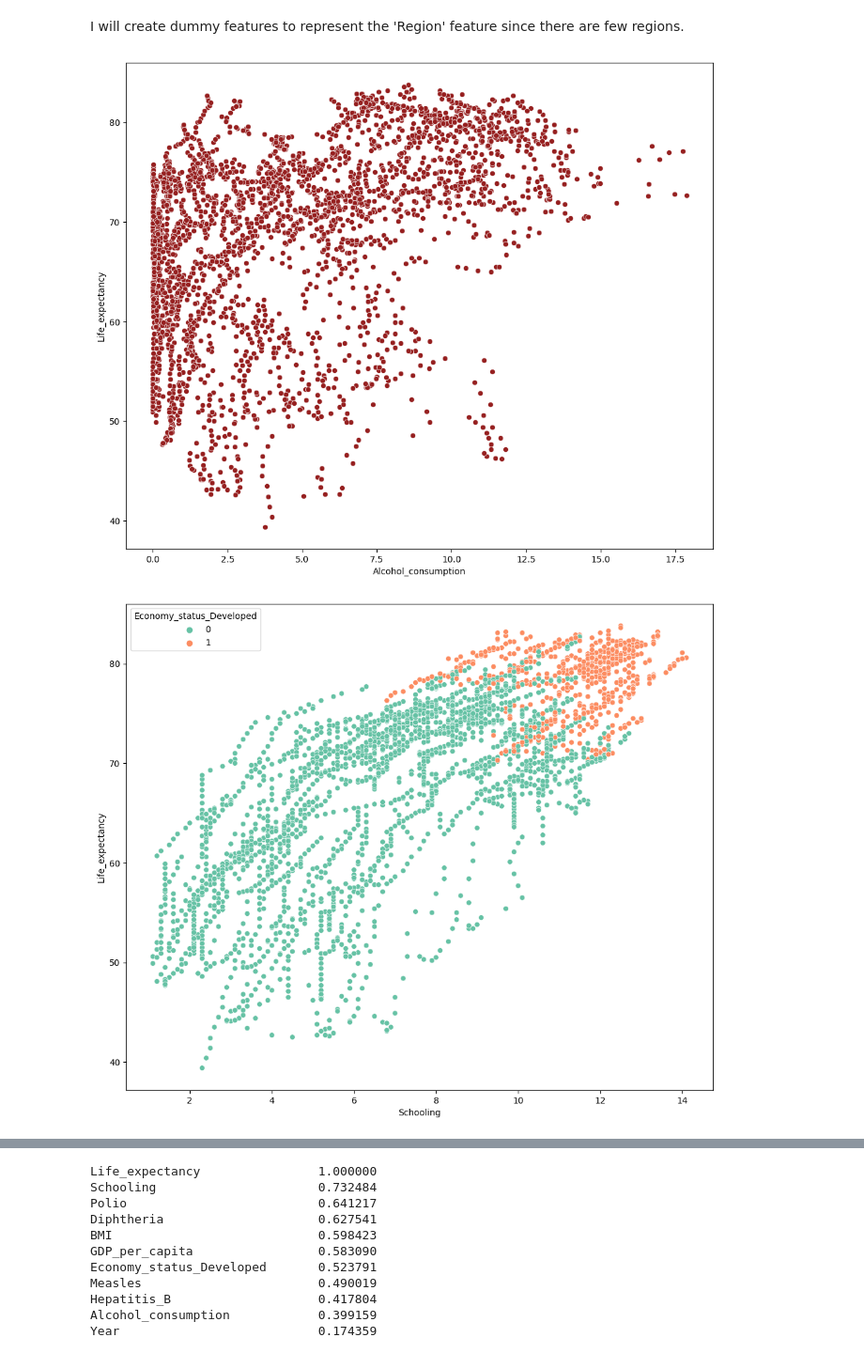
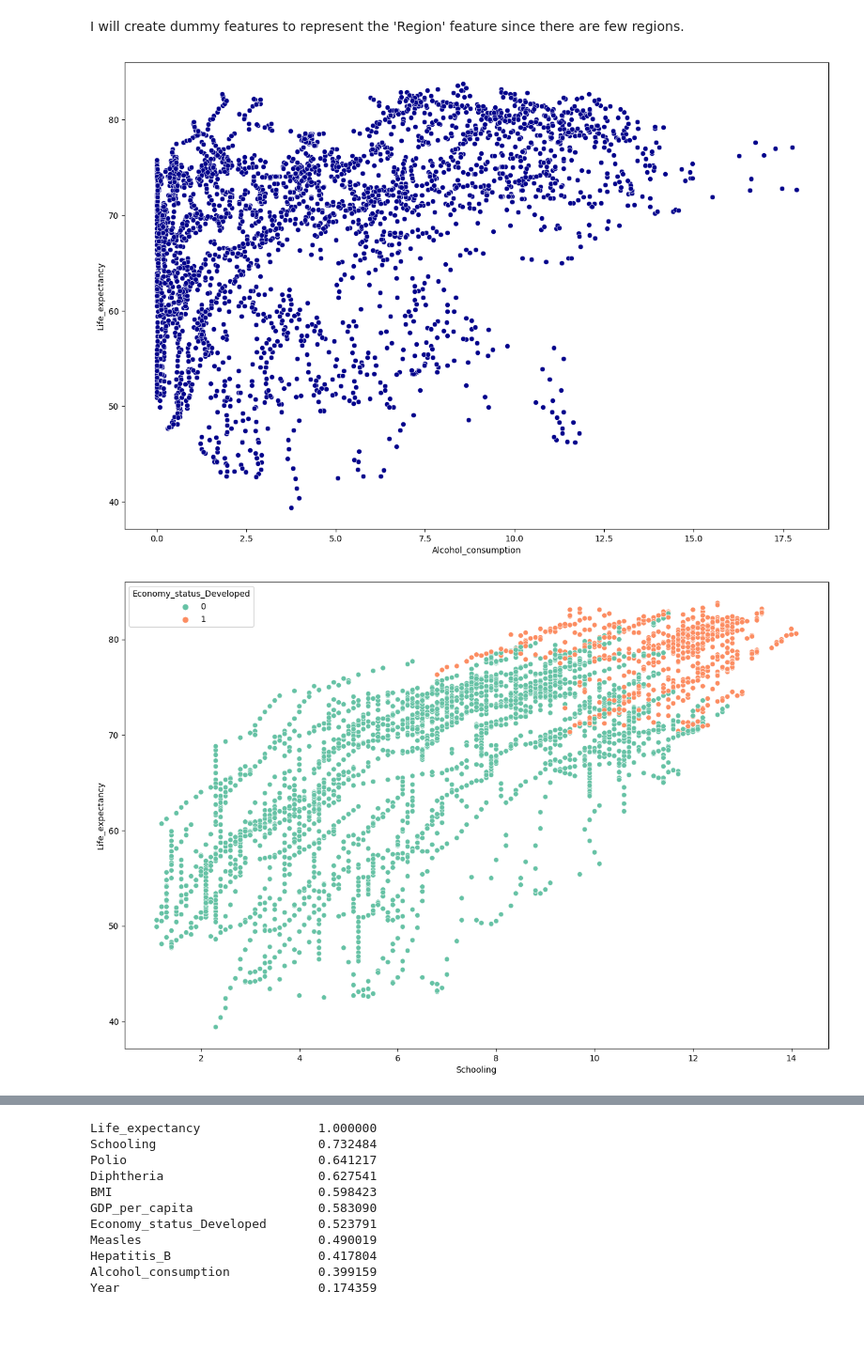
Before and after one commit to johnpospisil/who-life-expectancy-predictor, a Jupyter notebook: who-life-expectancy-prediction.ipynb, the cells around one changed output, grey strips where cells are left out. Shown at 94% size. Drawn from its saved outputs; the diff is of its cells as text; code cells hidden in the pictures; blank space fills up the shorter version.

```diff
--- a/who-life-expectancy-prediction.ipynb
+++ b/who-life-expectancy-prediction.ipynb
@@ -181,13 +180,13 @@ sns.scatterplot(x=df['Alcohol_consumption'], y=df['GDP_per_capita'], hue=df['Lif
 # %% [markdown]
 I will create dummy features to represent the 'Region' feature since there are few regions.
 # %%
-plt.figure(figsize=(12, 10), dpi=100)
-sns.scatterplot(x=df['Alcohol_consumption'], y=df['Life_expectancy'], color='#962020');
+plt.figure(figsize=(15, 10), dpi=100)
+sns.scatterplot(x=df['Alcohol_consumption'], y=df['Life_expectancy'], color='darkblue');
 # %% [output]
-[figure, old version]
+[figure, new version]
 # %%
-plt.figure(figsize=(12, 10), dpi=100)
+plt.figure(figsize=(15, 10), dpi=100)
 sns.scatterplot(x=df['Schooling'], y=df['Life_expectancy'], hue=df['Economy_status_Developed'], palette='Set2');
 # %% [output]
-[figure, old version]
+[figure, new version]
 # %%
```
Also changed, not shown: parts of 14 cells of this notebook.
